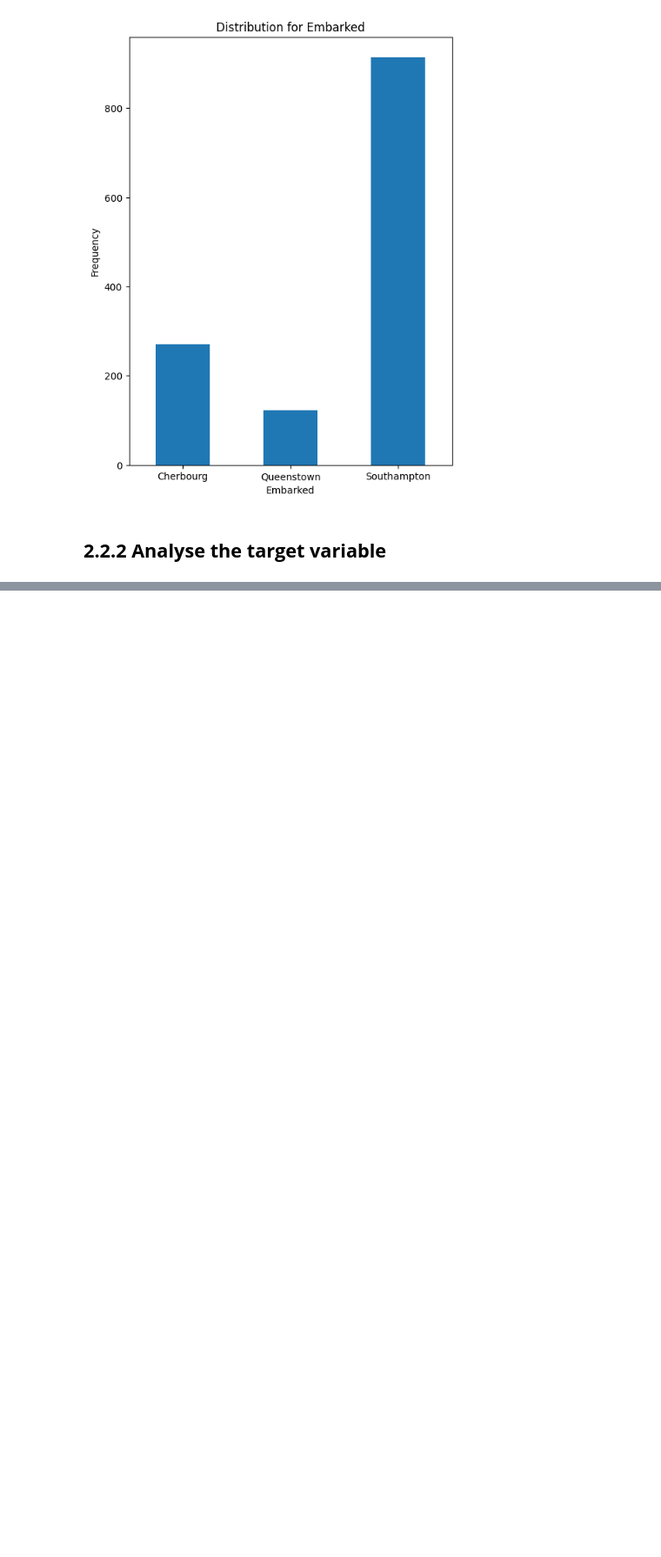
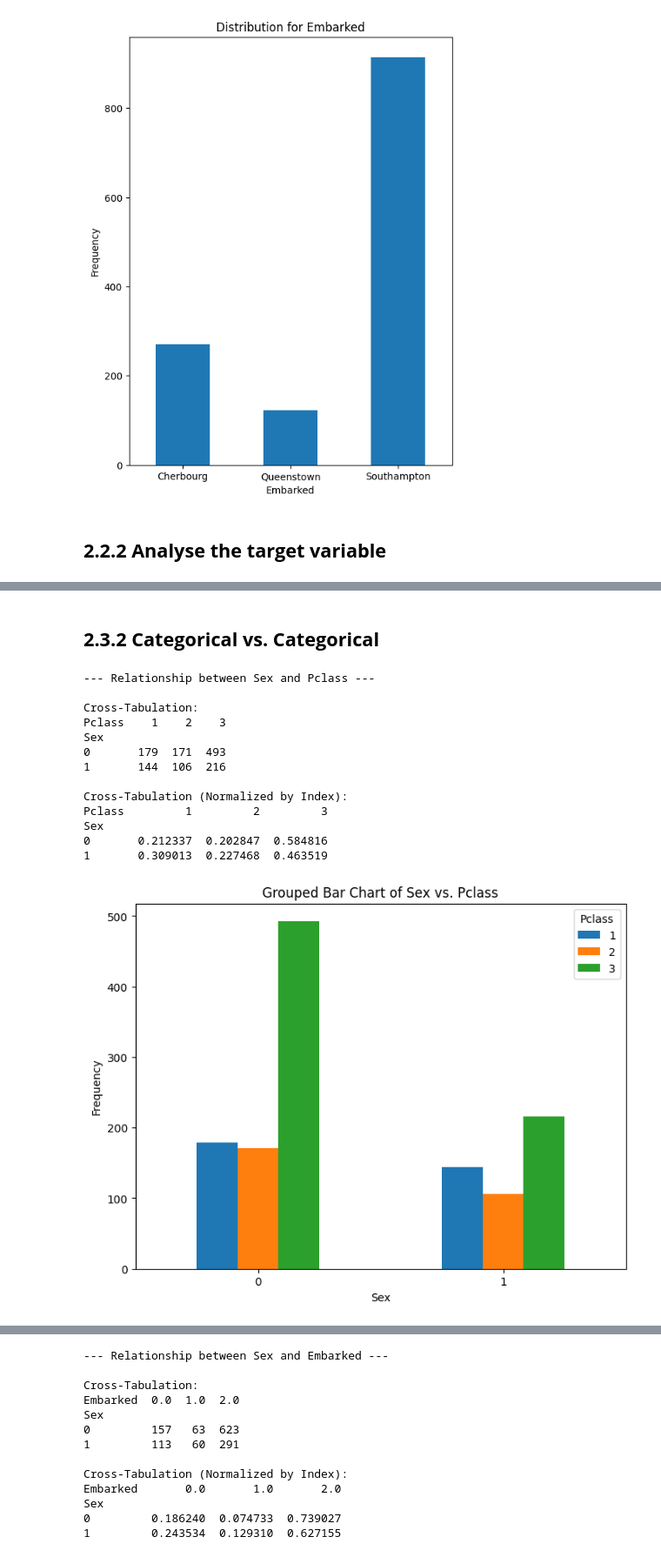
Before and after one commit to everi123/EDA_titanic_practice, a Jupyter notebook: edabestpractice.ipynb, the cells around one changed output, grey strips where cells are left out. Shown at 87% size. Saved outputs shown, nothing was run; the diff lists cells and outputs as text; code cells hidden in the pictures; blank space fills up the shorter version.

```diff
--- a/edabestpractice.ipynb
+++ b/edabestpractice.ipynb
@@ -377,0 +487,57 @@ plt.show()
+# %% [markdown]
+## **2.3.2 Categorical vs. Categorical**
+# %%
+# Assuming your DataFrame is named 'df'
+
+# --- Bivariate Analysis: Categorical vs. Categorical ---
+
+categorical_features = ['Sex', 'Pclass', 'Embarked']
+
+# Iterate through all pairs of categorical features
+for i in range(len(categorical_features)):
+    for j in range(i + 1, len(categorical_features)):
+        feature1 = categorical_features[i]
+        feature2 = categorical_features[j]
+
+        print(f"\n--- Relationship between {feature1} and {feature2} ---")
+
+        # Cross-Tabulation
+        cross_tab = pd.crosstab(df[feature1], df[feature2])
+        print("\nCross-Tabulation:")
+        print(cross_tab)
+
+        # Normalized Cross-Tabulation (Proportions)
+        cross_tab_norm = pd.crosstab(df[feature1], df[feature2], normalize='index')
+        print("\nCross-Tabulation (Normalized by Index):")
+        print(cross_tab_norm)
+
+        # Grouped Bar Chart
+        cross_tab.plot(kind='bar', figsize=(8, 6), rot=0)
+        plt.title(f'Grouped Bar Chart of {feature1} vs. {feature2}')
+        plt.xlabel(feature1)
+        plt.ylabel('Frequency')
+        plt.legend(title=feature2)
+        plt.show()
+
+        # Stacked Bar Chart
+        cross_tab_norm.plot(kind='bar', stacked=True, figsize=(8, 6), rot=0)
+        plt.title(f'Stacked Bar Chart of {feature1} vs. {feature2} (Normalized)')
+        plt.xlabel(feature1)
+        plt.ylabel('Proportion')
+        plt.legend(title=feature2)
+        plt.show()
+# %% [output]
+--- Relationship between Sex and Pclass ---
+
+Cross-Tabulation:
+Pclass    1    2    3
+Sex
+0       179  171  493
+1       144  106  216
+
+Cross-Tabulation (Normalized by Index):
+Pclass         1         2         3
+Sex
+0       0.212337  0.202847  0.584816
+1       0.309013  0.227468  0.463519
+[figure, added]
@@ -377,0 +545,13 @@ plt.show()
+--- Relationship between Sex and Embarked ---
+
+Cross-Tabulation:
+Embarked  0.0  1.0  2.0
+Sex
+0         157   63  623
+1         113   60  291
+
+Cross-Tabulation (Normalized by Index):
+Embarked       0.0       1.0       2.0
+Sex
+0         0.186240  0.074733  0.739027
+1         0.243534  0.129310  0.627155
```
Also changed, not shown: parts of 18 cells of this notebook.
